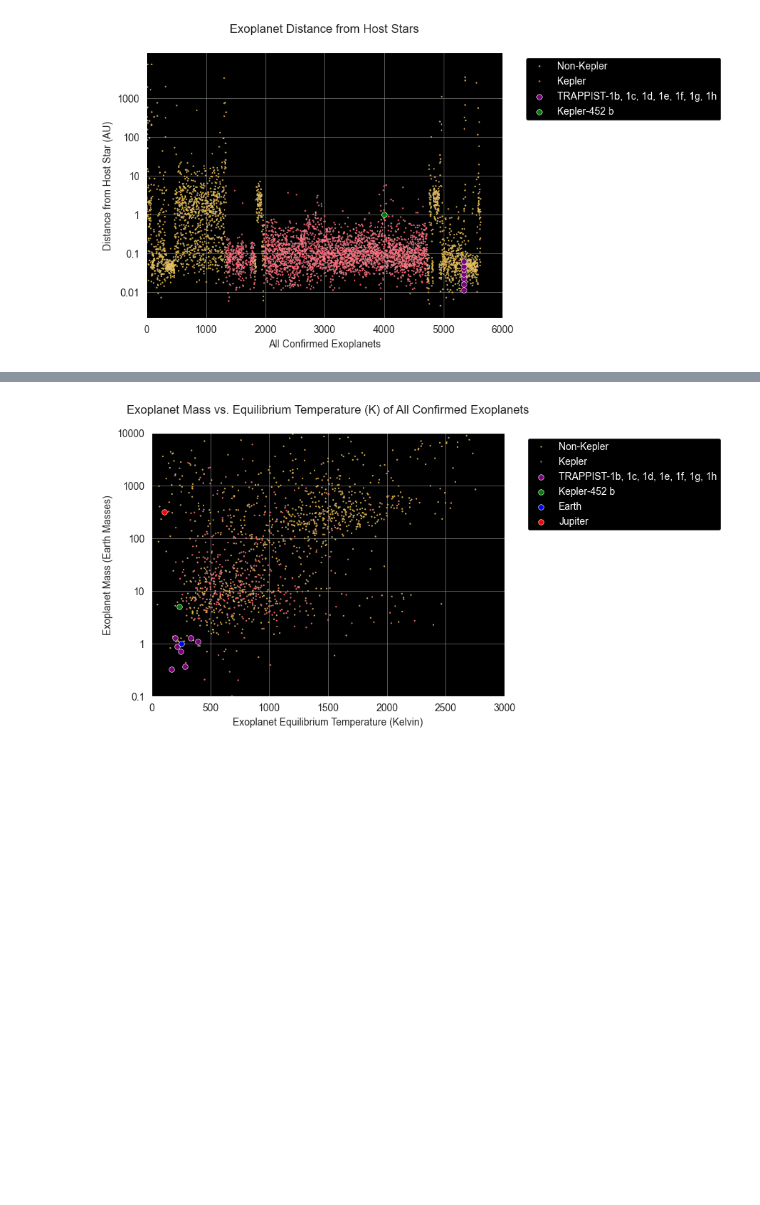
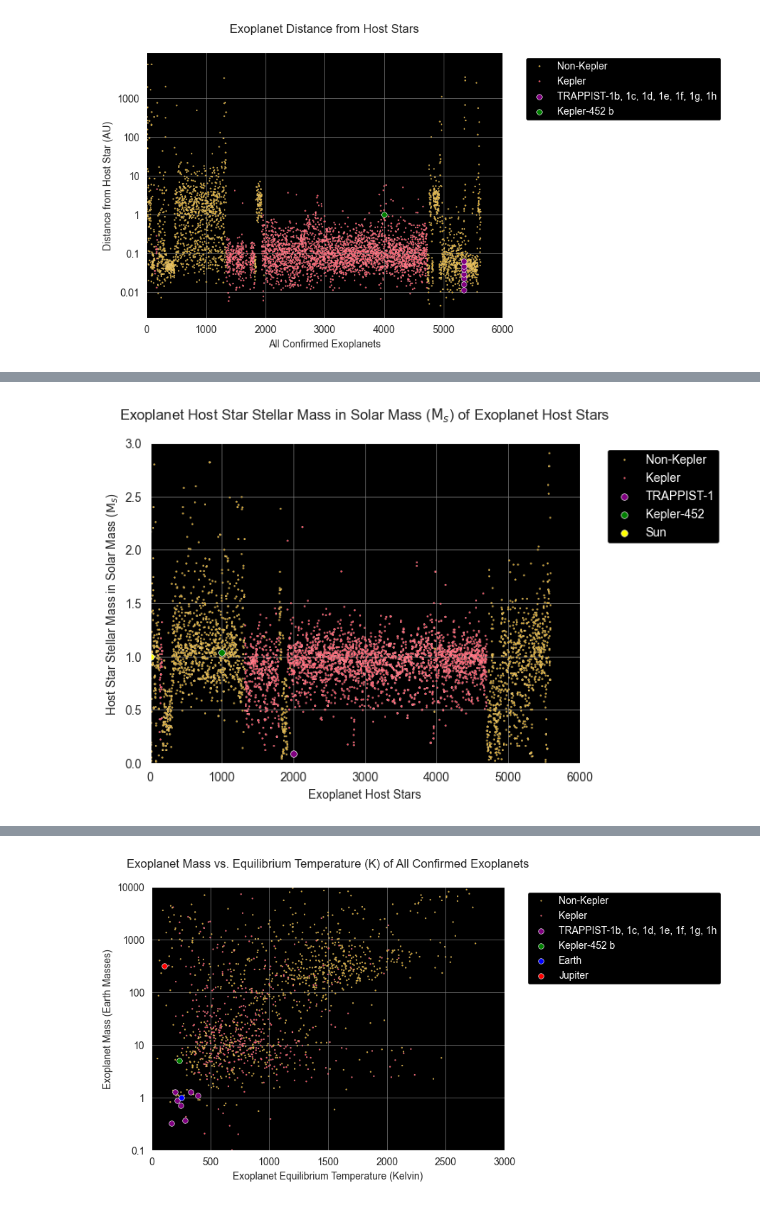
Before and after one commit to Graviton12/Exoplanet-Data-Analysis, a Jupyter notebook: exoplanetScatterplots.ipynb, the cells around one changed output, grey strips where cells are left out. Drawn from its saved outputs; the diff is of its cells as text; code cells hidden in the pictures; blank space fills up the shorter version.

```diff
--- a/exoplanetScatterplots.ipynb
+++ b/exoplanetScatterplots.ipynb
@@ -433,7 +435,7 @@ combined_data = pd.concat([filtered_exoplanets], ignore_index=True)
 
 # Function to determine if a planet is Kepler or not
 def is_kepler(planet_name):
-    return 'Kepler' if 'Kepler' in planet_name or 'K2' in planet_name else 'Non-Kepler'
+    return 'Kepler' if 'Kepler' in planet_name or 'K2' in planet_name or 'EPIC' in planet_name or 'KOI' in planet_name else 'Non-Kepler'
 
 # Create a new column 'Kepler Planet' based on the 'planet_name' column
 combined_data['Kepler Planet'] = combined_data['planet_name'].apply(is_kepler)
@@ -482,0 +534,79 @@ plt.show()
+# %%
+# Sample data for Sun and Kepler-452
+sun = pd.DataFrame({
+    'host_star_name': ['Sun'],
+    'stellar_mass_solar_mass': [1],  # Sun's mass in solar masses
+    'discovery_order': [0],  # Arbitrary value for plotting the Sun in discovery order
+})
+
+kepler452 = pd.DataFrame({
+    'host_star_name': ['Kepler-452'],
+    'stellar_mass_solar_mass': [1.04],  # Example stellar mass in solar masses for Kepler-452
+    'discovery_order': [1000],  # Arbitrary value for plotting Kepler-452 in discovery order
+})
+
+trappist1 = pd.DataFrame({
+    'host_star_name': ['TRAPPIST-1'],
+    'stellar_mass_solar_mass': [0.089],  # Example stellar mass in solar masses for TRAPPIST-1
+    'discovery_order': [2000],  # Arbitrary value for plotting TRAPPIST-1 in discovery order
+})
+
+# Filter only exoplanets with known stellar mass data
+exoplanets_with_mass = filtered_exoplanets[
+    (~filtered_exoplanets['stellar_mass_solar_mass'].isna())
+].copy()
+
+# Ensure we only keep one entry for Kepler-452 with the correct mass
+exoplanets_with_mass = exoplanets_with_mass[
+    ~(exoplanets_with_mass['host_star_name'] == 'Kepler-452') |
+    (exoplanets_with_mass['stellar_mass_solar_mass'] == 1.04)
+]
+
+# Adding discovery order for sorting
+exoplanets_with_mass['discovery_order'] = range(1, len(exoplanets_with_mass) + 1)
+
+# Combine the highlighted points DataFrame with the original DataFrame
+combined_data = pd.concat([exoplanets_with_mass, kepler452, trappist1, sun], ignore_index=True)
+
+# Function to determine if a host star is from a Kepler or K2 mission
+def is_kepler(planet_name):
+    return 'Kepler' if 'Kepler' in planet_name or 'K2' in planet_name or 'EPIC' in planet_name or 'KOI' in planet_name else 'Non-Kepler'
+
+# Create a new column 'Kepler/Non-Kepler' based on the 'host_star_name' column
+combined_data['Kepler/Non-Kepler'] = combined_data['host_star_name'].apply(is_kepler)
+
+# Define colors for Kepler and Non-Kepler planets
+colors = {'Kepler': '#FD4659', 'Non-Kepler': 'goldenrod'}
+
+sns.set_style("darkgrid", {"axes.facecolor": "black"})
+
+# Scatter Plot: Host Star's Stellar Mass vs. Host Star Name
+sns.scatterplot(data=combined_data, x='discovery_order', y='stellar_mass_solar_mass', hue='Kepler/Non-Kepler', palette=colors, s=2)
+plt.xlabel('Exoplanet Host Stars')
+plt.ylabel('Host Star Stellar Mass in Solar Mass ($\mathrm{M}_{s}$)')
+plt.title('Exoplanet Host Star Stellar Mass in Solar Mass ($\mathrm{M}_{s}$) of Exoplanet Host Stars', pad=20)
+
+plt.xlim(0, 6000)
+
+plt.ylim(0, 3)
+
+# Highlight specific point for Kepler-452
+sns.scatterplot(data=trappist1, x='discovery_order', y='stellar_mass_solar_mass', color='purple', edgecolor='white', s=30, label='TRAPPIST-1')
+
+# Highlight specific point for Kepler-452
+sns.scatterplot(data=kepler452, x='discovery_order', y='stellar_mass_solar_mass', color='green', edgecolor='white', s=30, label='Kepler-452')
+
+# Highlight specific point for the Sun
+sns.scatterplot(data=sun, x='discovery_order', y='stellar_mass_solar_mass', color='yellow', edgecolor='white', s=30, label='Sun')
+
+# Change the grid color to be more visible on black background
+plt.grid(color='gray', linestyle='-', linewidth=0.5)
+
+# Adjust the legend to show only highlighted points
+legend = plt.legend(facecolor='black', edgecolor='white', framealpha=1, fontsize=10, bbox_to_anchor=(1.05, 1), loc='upper left')
+for text in legend.get_texts():
+    text.set_color('white')
+
+plt.show()
+# %% [output]
+[figure, added]
```
Also changed, not shown: parts of 13 cells of this notebook.
